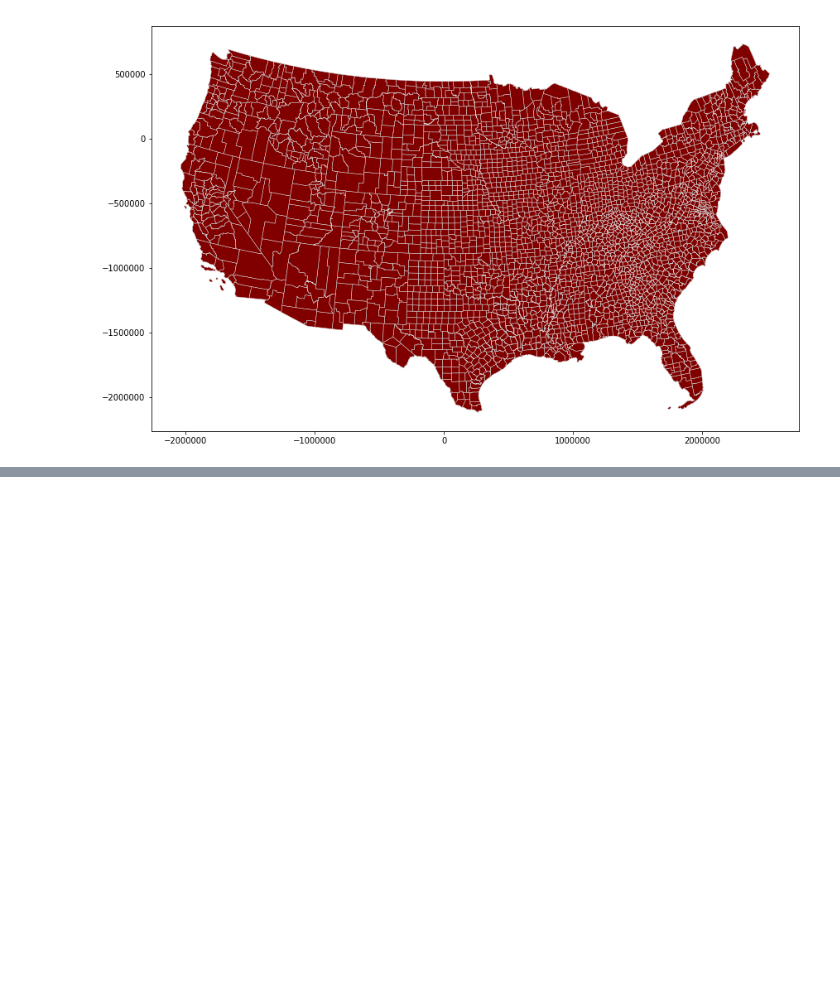
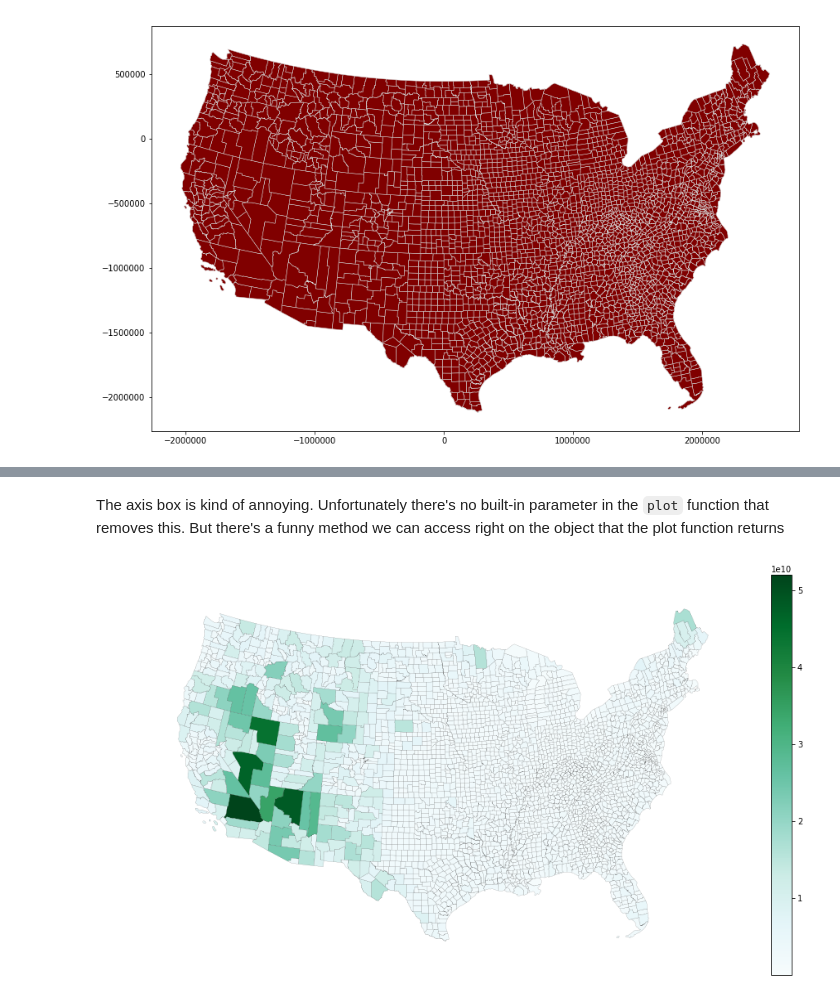
Before and after one commit to scottpham/nicar19-geopandas, a Jupyter notebook: notebooks/1_basic_mapping.ipynb, the cells around one changed output, grey strips where cells are left out. Drawn from its saved outputs; the diff is of its cells as text; code cells hidden in the pictures; blank space fills up the shorter version.

```diff
--- a/notebooks/1_basic_mapping.ipynb
+++ b/notebooks/1_basic_mapping.ipynb
@@ -48,0 +77,16 @@ counties.plot(
+# %% [markdown]
+The axis box is kind of annoying. Unfortunately there's no built-in parameter in the `plot` function that removes this. But there's a funny method we can access right on the object that the plot function returns
+# %%
+ax = counties.plot(
+    figsize = (16, 9),
+    column = "ALAND",
+    cmap = "BuGn", # https://matplotlib.org/users/colormaps.html
+    edgecolor = "black",
+    linewidth = 0.1,
+    vmax = 52000000000,
+    legend = True
+)
+
+ax.axis("off");
+# %% [output]
+[figure, added]
```
Also changed, not shown: parts of 18 cells of this notebook, 3 other files.
